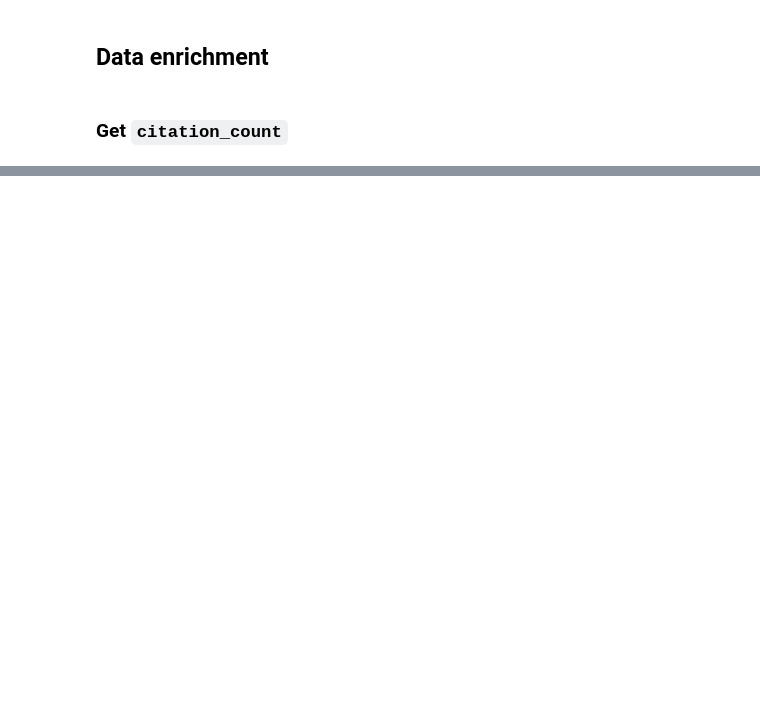
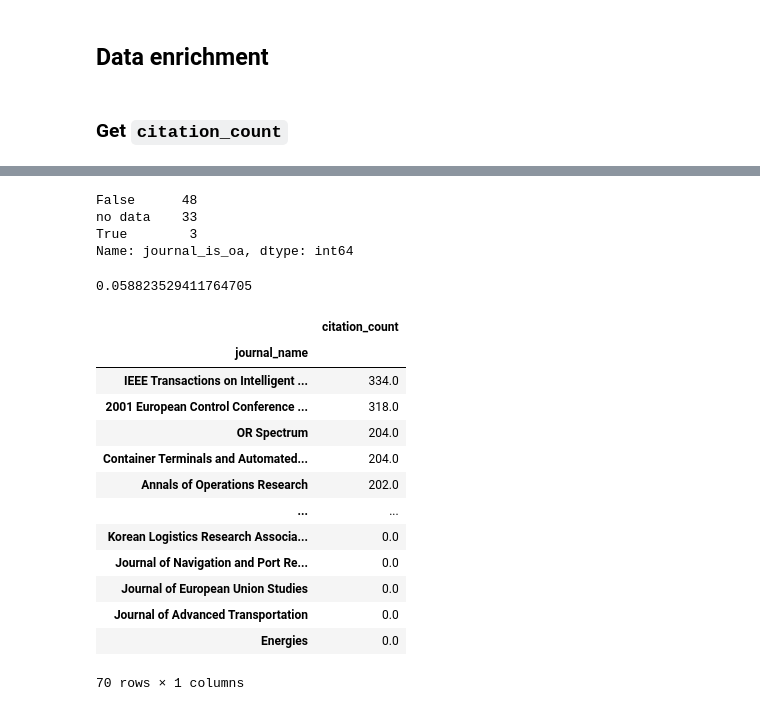
Before and after one commit to jhupiterz/research-analytics, a Jupyter notebook: Notebooks/test_other_apis.ipynb, the cells around one changed output, grey strips where cells are left out. Drawn from its saved outputs; the diff is of its cells as text; code cells hidden in the pictures; blank space fills up the shorter version.

Commit message:
fixed get_citation_count

```diff
--- a/Notebooks/test_other_apis.ipynb
+++ b/Notebooks/test_other_apis.ipynb
@@ -146,0 +147,2 @@ enriched_df
+# %%
+enriched_df_copy = enriched_df
@@ -146,0 +161,30 @@ enriched_df
+# %%
+enriched_df_copy.journal_is_oa.value_counts()
+# %% [output]
+False      48
+no data    33
+True        3
+Name: journal_is_oa, dtype: int64
+# %%
+accessibility = enriched_df_copy.journal_is_oa.value_counts()[2]/(enriched_df_copy.journal_is_oa.value_counts()[0]+enriched_df_copy.journal_is_oa.value_counts()[2])
+accessibility
+# Only 5.9% of the publications on the topic are published in open access journals
+# %% [output]
+0.058823529411764705
+# %%
+enriched_df_copy.groupby('journal_name').sum().sort_values('citation_count', ascending=False)
+# %% [output]
+|  | citation_count |
+| journal_name |  |
+| IEEE Transactions on Intelligent ... | 334.0 |
+| 2001 European Control Conference ... | 318.0 |
+| OR Spectrum | 204.0 |
+| Container Terminals and Automated... | 204.0 |
+| Annals of Operations Research | 202.0 |
+| ... | ... |
+| Korean Logistics Research Associa... | 0.0 |
+| Journal of Navigation and Port Re... | 0.0 |
+| Journal of European Union Studies | 0.0 |
+| Journal of Advanced Transportation | 0.0 |
+| Energies | 0.0 |
+70 rows × 1 columns
```
Also changed, not shown: parts of 7 cells of this notebook, 4 other files.
